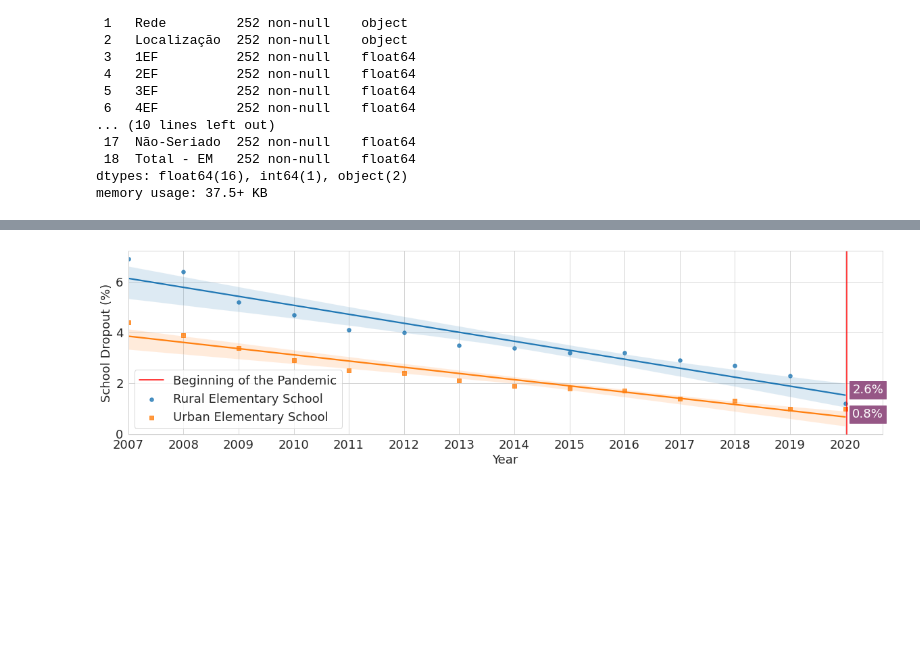
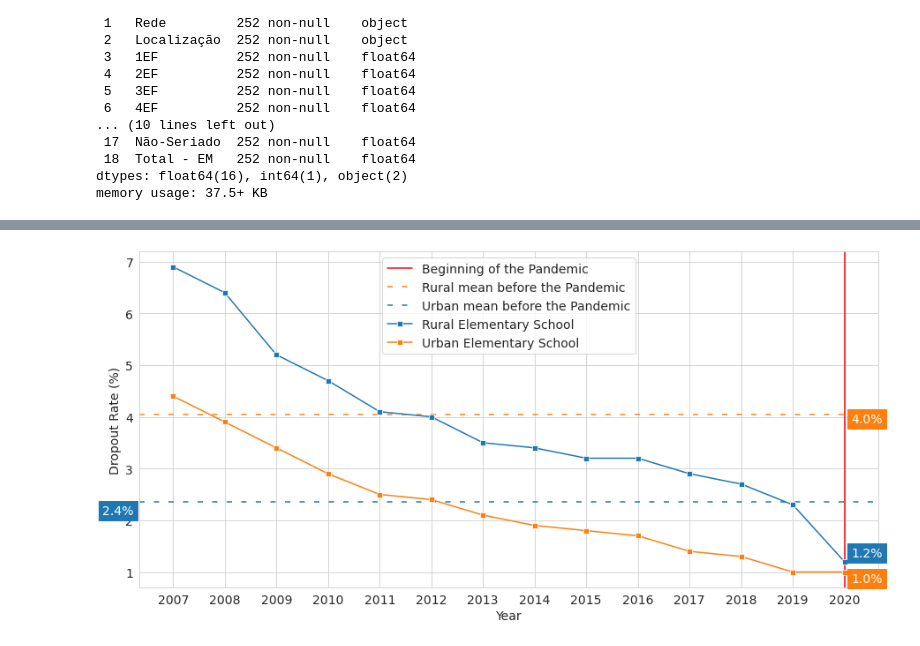
Before and after one commit to aianshay/covid-impacts-on-education, a Jupyter notebook: viz_rq6_rq7.ipynb, the cells around one changed output, grey strips where cells are left out. Saved outputs shown, nothing was run; the diff lists cells and outputs as text; code cells hidden in the pictures; blank space fills up the shorter version.

```diff
--- a/viz_rq6_rq7.ipynb
+++ b/viz_rq6_rq7.ipynb
@@ -89,21 +126,39 @@ rural_EF = final_performance_school_dropout.query('Localização == "Rural" and
 rural_EM = final_performance_school_dropout.query('Localização == "Rural" and Rede == "Total"')['Total - EM']
 urban_EF = final_performance_school_dropout.query('Localização == "Urbana" and Rede == "Total"')['Total - EF']
 urban_EM = final_performance_school_dropout.query('Localização == "Urbana" and Rede == "Total"')['Total - EM']
+# %%
+mean_bp_rural_EF = rural_EF[:-1].mean()
+mean_bp_rural_EM = rural_EM[:-1].mean()
+mean_bp_urban_EF = urban_EF[:-1].mean()
+mean_bp_urban_EM = urban_EM[:-1].mean()
 # %%
-plt.figure(figsize=(20,5))
-plt.axvline(x=2020.025, label="Beginning of the Pandemic", color='red', linestyle='-')
+plt.figure(figsize=(15,7))
 sns.set_style("whitegrid")
-ax = sns.regplot(data=final_performance_school_dropout, x=years, y=rural_EF, label="Rural Elementary School", marker="o", scatter_kws={'s':markersize})
-ax.set(xticks=years)
-sns.regplot(data=final_performance_school_dropout, x=years, y=urban_EF, label="Urban Elementary School", marker="s", scatter_kws={'s':markersize})
-plt.ylabel("School Dropout (%)")
+
+plt.axvline(x=2020.01, label="Beginning of the Pandemic", color='red', linestyle='-')
+plt.axhline(y=mean_bp_rural_EF, color='tab:orange', linestyle='dashed', dashes=(4, 7),
+            label="Rural mean before the Pandemic")
+plt.text(2020 + x_shift, mean_bp_rural_EF - y_shift, '{:.1f}%'.format(mean_bp_rural_EF),
+         color='white').set_backgroundcolor('tab:orange')
+plt.axhline(y=mean_bp_urban_EF, color='tab:blue', linestyle='dashed', dashes=(4, 7),
+            label="Urban mean before the Pandemic")
+plt.text(2005.5 + x_shift, mean_bp_urban_EF - y_shift - 0.1, '{:.1f}%'.format(mean_bp_urban_EF),
+         color='white').set_backgroundcolor('tab:blue')
+
+ax_es = sns.lineplot(x=years, y=rural_EF, label="Rural Elementary School",marker='s')
+ax_es.set(xticks=years)
+
+ax_hs = sns.lineplot(x=years, y=urban_EF, label="Urban Elementary School",marker='s')
+ax_hs.set(xticks=years)
+
+plt.ylabel("Dropout Rate (%)")
 plt.xlabel("Year")
-y_2020_EM = final_performance_school_dropout.query('Rede == "Pública" and Localização == "Total" and Ano == 2020')['Total - EM'].iloc[0]
-plt.text(2020+x_shift, y_2020_EM-1, '{:.1f}%'.format(y_2020_EM), color='white').set_backgroundcolor('#965786')
-y_2020_EF = final_performance_school_dropout.query('Rede == "Pública" and Localização == "Total" and Ano == 2020')['Total - EF'].iloc[0]
-plt.text(2020+x_shift, y_2020_EF-y_shift, '{:.1f}%'.format(y_2020_EF), color='white').set_backgroundcolor('#965786')
-plt.legend()
-plt.show()
+
+y_2020_rural = final_performance_school_dropout.query('Ano == 2020 & Localização == "Rural" & Rede == "Total"')['Total - EF'].iloc[0]
+plt.text(2020 + x_shift, y_2020_rural + 0.1, '{:.1f}%'.format(y_2020_rural), color='white').set_backgroundcolor('tab:blue')
+
+y_2020_urban = final_performance_school_dropout.query('Ano == 2020 & Localização == "Urbana" and Rede == "Total"')['Total - EF'].iloc[0]
+plt.text(2020 + x_shift, y_2020_urban - 0.2, '{:.1f}%'.format(y_2020_urban), color='white').set_backgroundcolor('tab:orange')
 # %% [output]
-[figure, old version]
+[figure, new version]
 # %%
```
Also changed, not shown: parts of 10 cells of this notebook.
